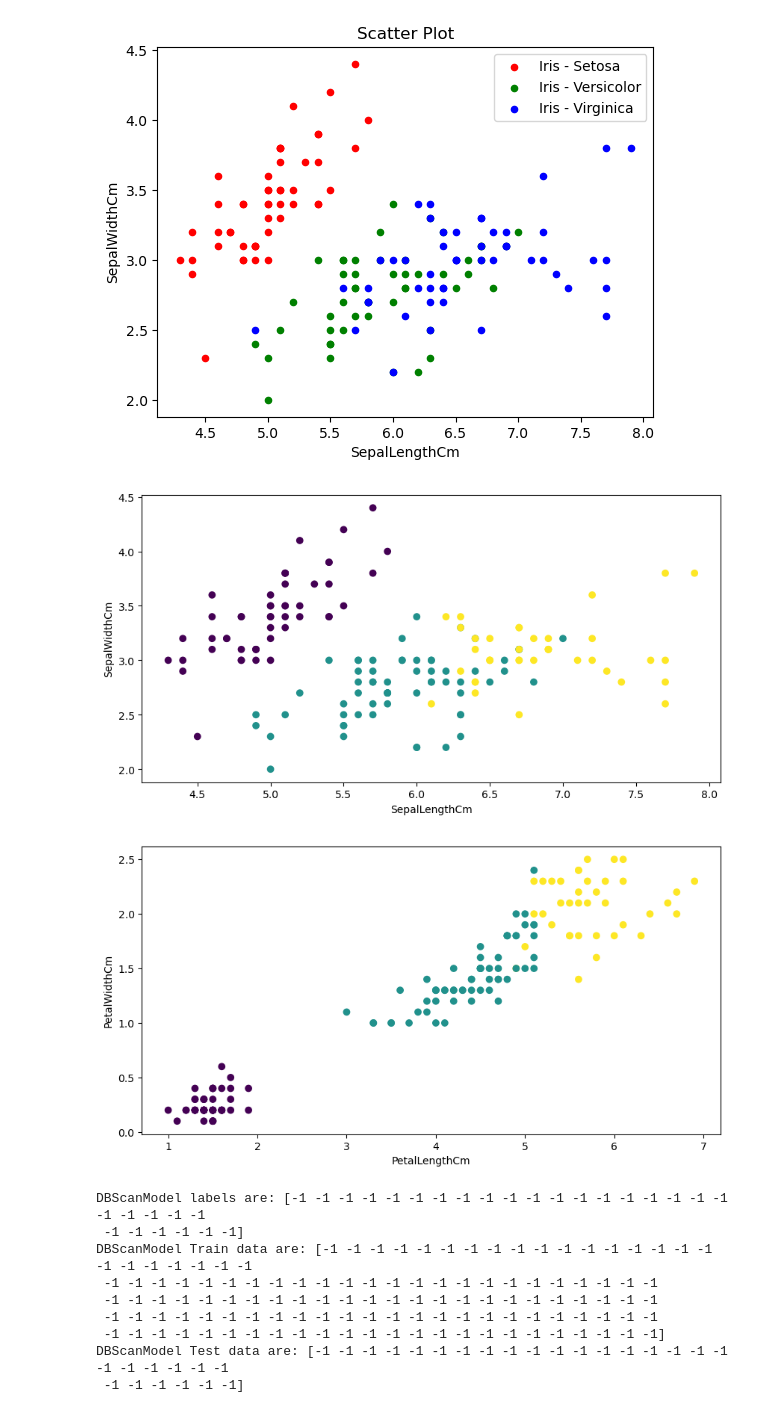
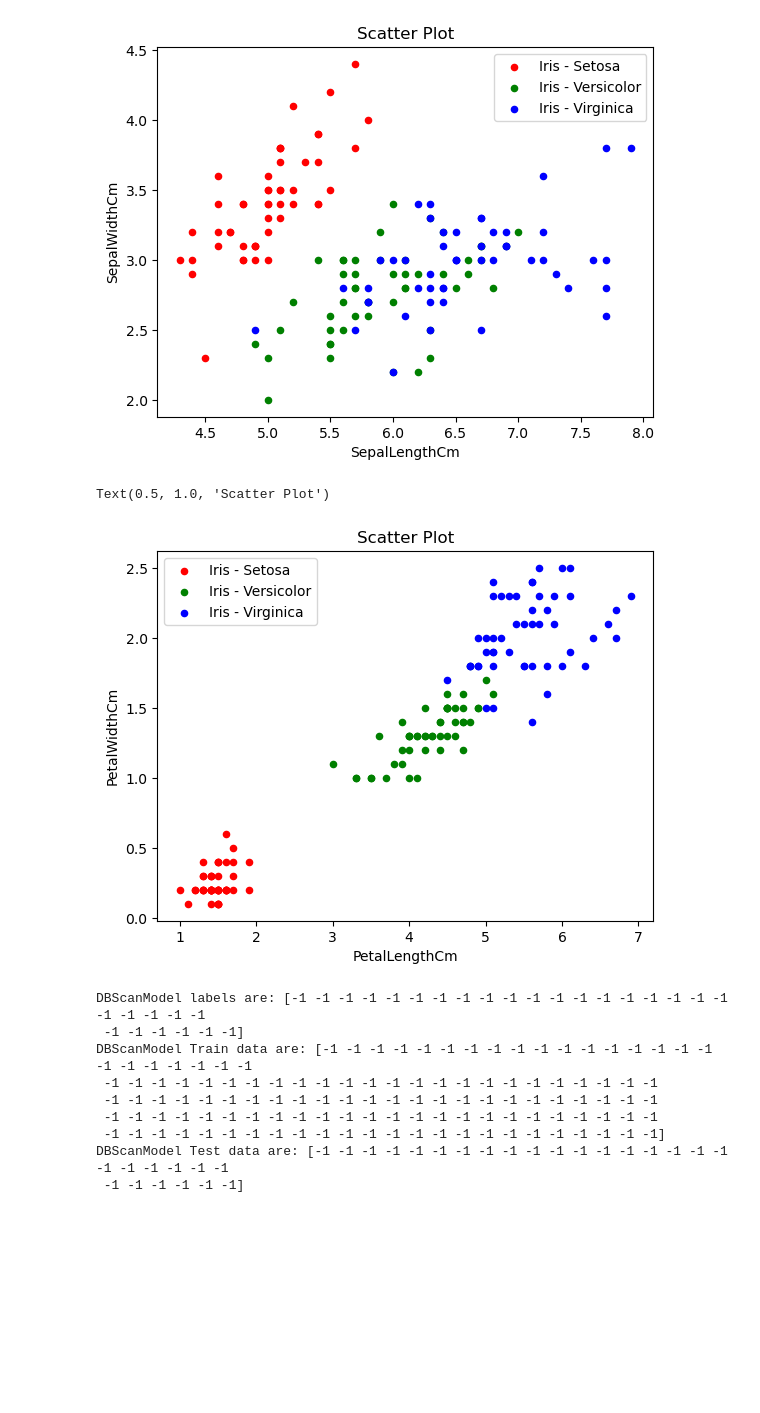
Before and after one commit to iimustafa/T5-IrisProject, a Jupyter notebook: T5-IrisProject.ipynb, the cells around one changed output. Drawn from its saved outputs; the diff is of its cells as text; code cells hidden in the pictures; blank space fills up the shorter version.

```diff
--- a/T5-IrisProject.ipynb
+++ b/T5-IrisProject.ipynb
@@ -127,8 +123,0 @@ X_sepal_width = df.loc[:, ['SepalWidthCm']]
-# %%
-# Visualize the cluster with n_clusters = 2 for the sepal length & sepal width
-plt.figure(figsize=(10,5))
-plt.scatter(x= X_sepal_length['SepalLengthCm'], y=X_sepal_width['SepalWidthCm'], c=k_means.labels_)
-plt.xlabel('SepalLengthCm')
-plt.ylabel('SepalWidthCm');
-# %% [output]
-[figure, removed]
@@ -138,11 +124,14 @@ y_Petal_width = df.loc[:, ['PetalWidthCm']]
-# %%
-# Visualize the cluster with n_clusters = 2 for the petal length & petal width
-plt.figure(figsize=(10,5))
-plt.scatter(x= y_Petal_length['PetalLengthCm'], y=y_Petal_width['PetalWidthCm'], c=k_means.labels_)
-plt.xlabel('PetalLengthCm')
-plt.ylabel('PetalWidthCm');
-# %% [output]
-[figure, removed]
+# %%
+ax = df[df.Species=='Iris-setosa'].plot.scatter(x='PetalLengthCm', y='PetalWidthCm',
+                                                    color='red', label='Iris - Setosa')
+df[df.Species=='Iris-versicolor'].plot.scatter(x='PetalLengthCm', y='PetalWidthCm',
+                                                color='green', label='Iris - Versicolor', ax=ax)
+df[df.Species=='Iris-virginica'].plot.scatter(x='PetalLengthCm', y='PetalWidthCm',
+                                                color='blue', label='Iris - Virginica', ax=ax)
+ax.set_title("Scatter Plot")
+# %% [output]
+Text(0.5, 1.0, 'Scatter Plot')
+[figure, added]
 # %%
 # Handle missing vaules using DBSCAN
 from sklearn.cluster import DBSCAN
```
Also changed, not shown: parts of 2 cells of this notebook.
